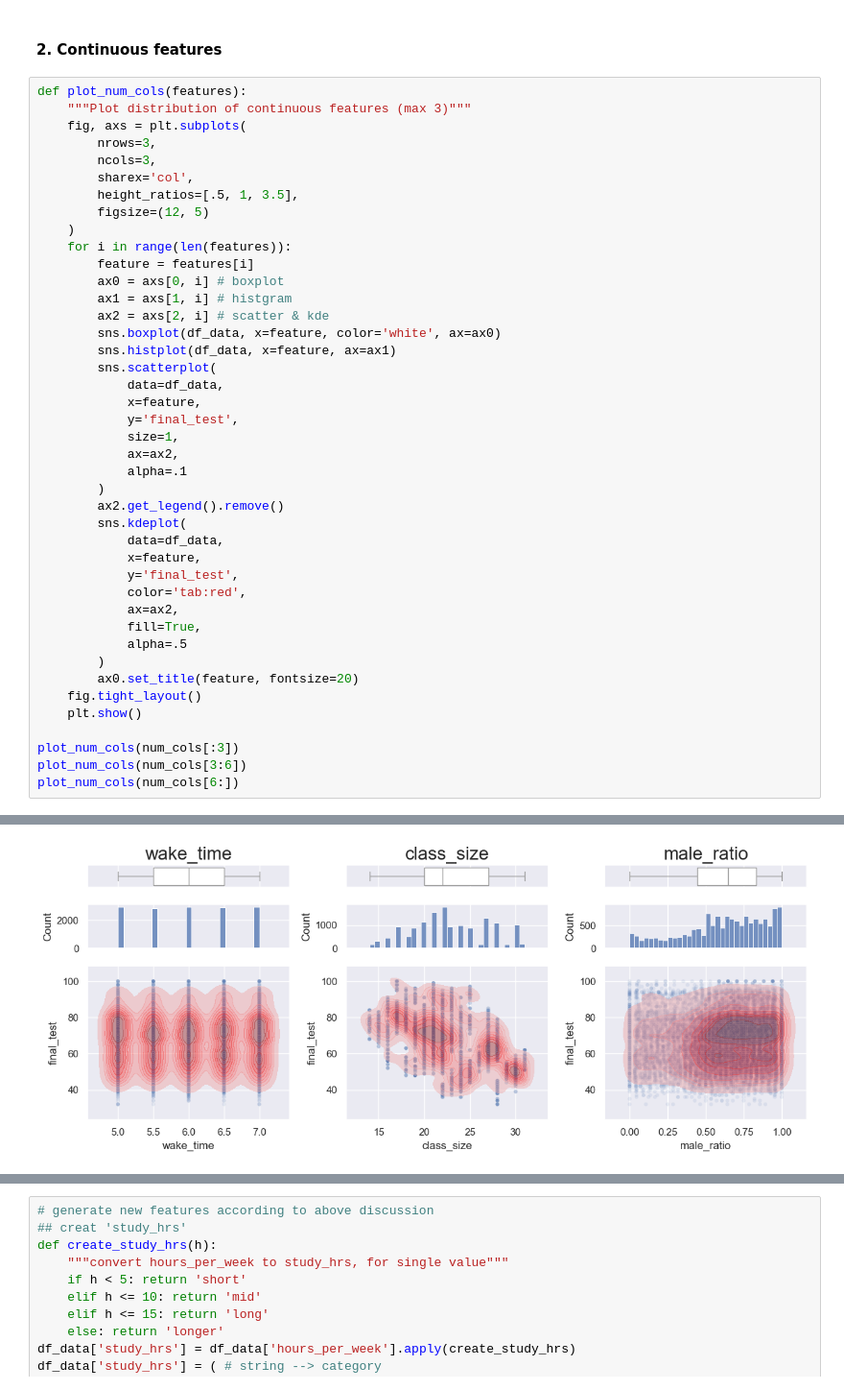
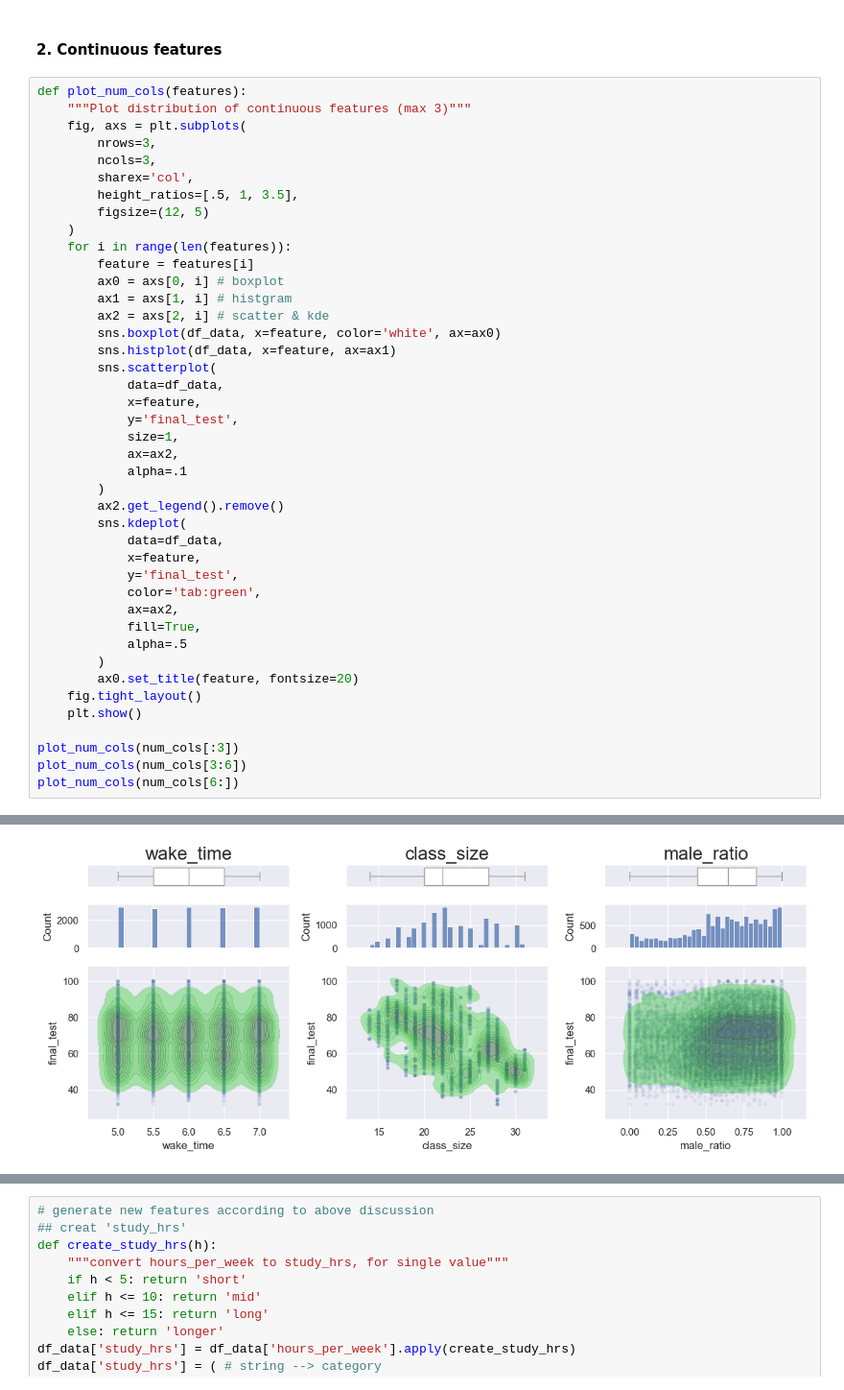
Before and after one commit to ustcer1984/Data-analytics-projects, a Jupyter notebook: p004 student score prediction/eda.ipynb, the cells around one changed output, grey strips where cells are left out. Shown at 96% size. Cells and saved outputs as stored; diff of their text form.

```diff
--- a/p004 student score prediction/eda.ipynb
+++ b/p004 student score prediction/eda.ipynb
@@ -533,7 +533,7 @@ def plot_num_cols(features):
             data=df_data,
             x=feature,
             y='final_test',
-            color='tab:red',
+            color='tab:green',
             ax=ax2,
             fill=True,
             alpha=.5
@@ -550 +550 @@ plot_num_cols(num_cols[6:])
-[figure, old version]
+[figure, new version]
```
Also changed, not shown: parts of 6 cells of this notebook.
